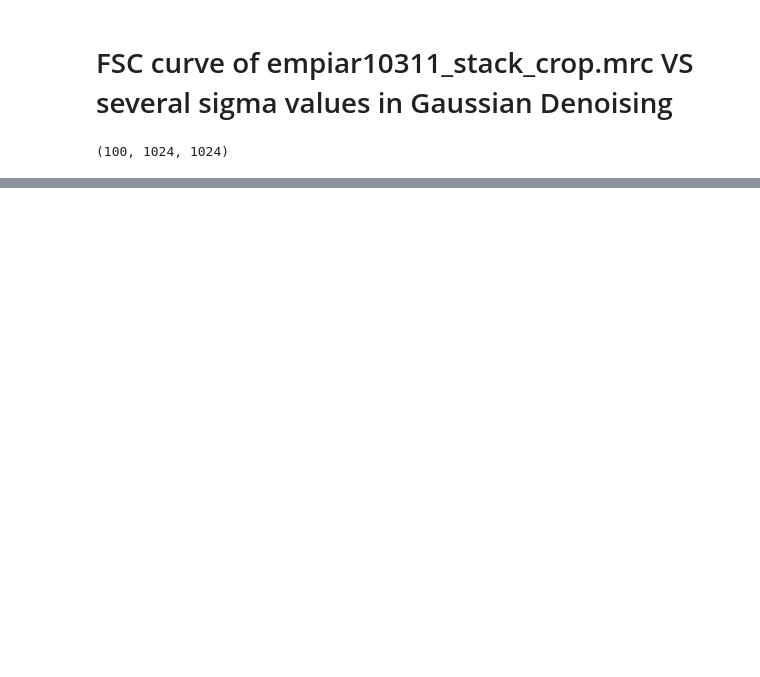
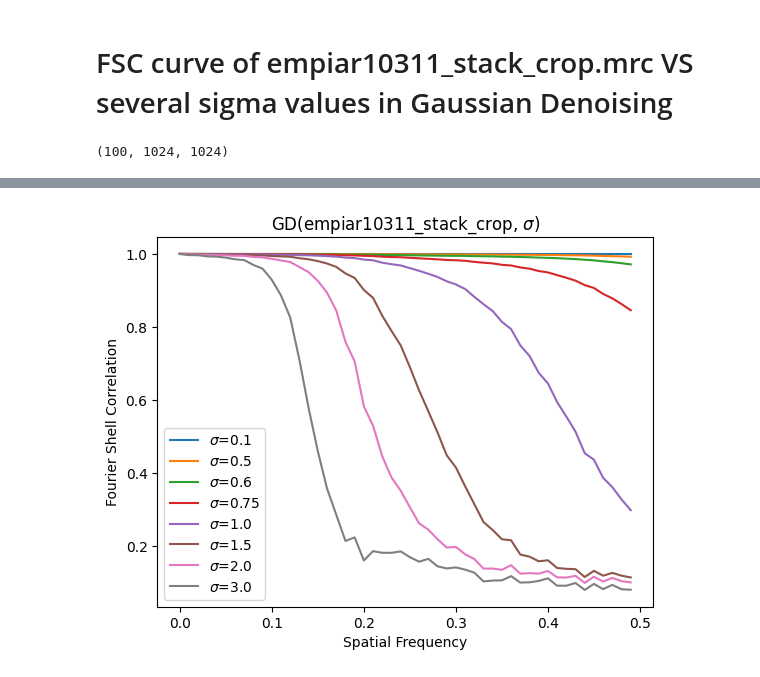
Before and after one commit to vicente-gonzalez-ruiz/denoising_analysis_using_FSC, a Jupyter notebook: figs/FSC__vs__sigma_GD__empiar10311_stack_crop.ipynb, the cells around one changed output, grey strips where cells are left out. Cells and saved outputs as stored; diff of their text form; code cells hidden in the pictures; blank space fills up the shorter version.

```diff
--- a/figs/FSC__vs__sigma_GD__empiar10311_stack_crop.ipynb
+++ b/figs/FSC__vs__sigma_GD__empiar10311_stack_crop.ipynb
@@ -57,5 +39,0 @@ freq, c_0_1 = fsc.get_FSC_curve(vol, vol_denoised)
-# %%
-sigma_1_0 = 1.0
-kernel = get_kernel_coeffs(sigma_1_0)
-vol_denoised = denoiser.filter(vol, kernel)
-freq, c_1_0 = fsc.get_FSC_curve(vol, vol_denoised)
@@ -67,5 +39,0 @@ freq, c_1_0 = fsc.get_FSC_curve(vol, vol_denoised)
-# %%
-sigma_1_5 = 1.5
-kernel = get_kernel_coeffs(sigma_1_5)
-vol_denoised = denoiser.filter(vol, kernel)
-freq, c_1_5 = fsc.get_FSC_curve(vol, vol_denoised)
@@ -77,5 +39,0 @@ freq, c_1_5 = fsc.get_FSC_curve(vol, vol_denoised)
-# %%
-sigma_2_0 = 2.0
-kernel = get_kernel_coeffs(sigma_2_0)
-vol_denoised = denoiser.filter(vol, kernel)
-freq, c_2_0 = fsc.get_FSC_curve(vol, vol_denoised)
@@ -99,0 +45,10 @@ plt.show()
+# %%
+curve = []
+sigmas = [0.1, 0.5, 0.6, 0.75, 1.0, 1.5, 2.0, 3.0]
+for i in sigmas:
+    total_c_avg = 0
+    kernel = get_kernel_coeffs(i)
+    denoised_vol = denoiser.filter(vol, kernel)
+    freq, c_avg = fsc.get_FSC_curve(vol, denoised_vol)
+    curve.append(c_avg)
+    print(i, end=' ')
@@ -99,0 +95,11 @@ plt.show()
+# %%
+plt.title("GD(" + vol_name + ", $\sigma$)")
+plt.xlabel("Spatial Frequency")
+plt.ylabel("Fourier Shell Correlation")
+for i in range(len(sigmas)):
+    plt.plot(freq, curve[i], label=f"$\sigma$={sigmas[i]}")
+plt.legend()
+plt.savefig(vol_name + "_GD__VS__FSC" + ".svg")
+plt.show()
+# %% [output]
+[figure, added]
```
Also changed, not shown: parts of 13 cells of this notebook.
